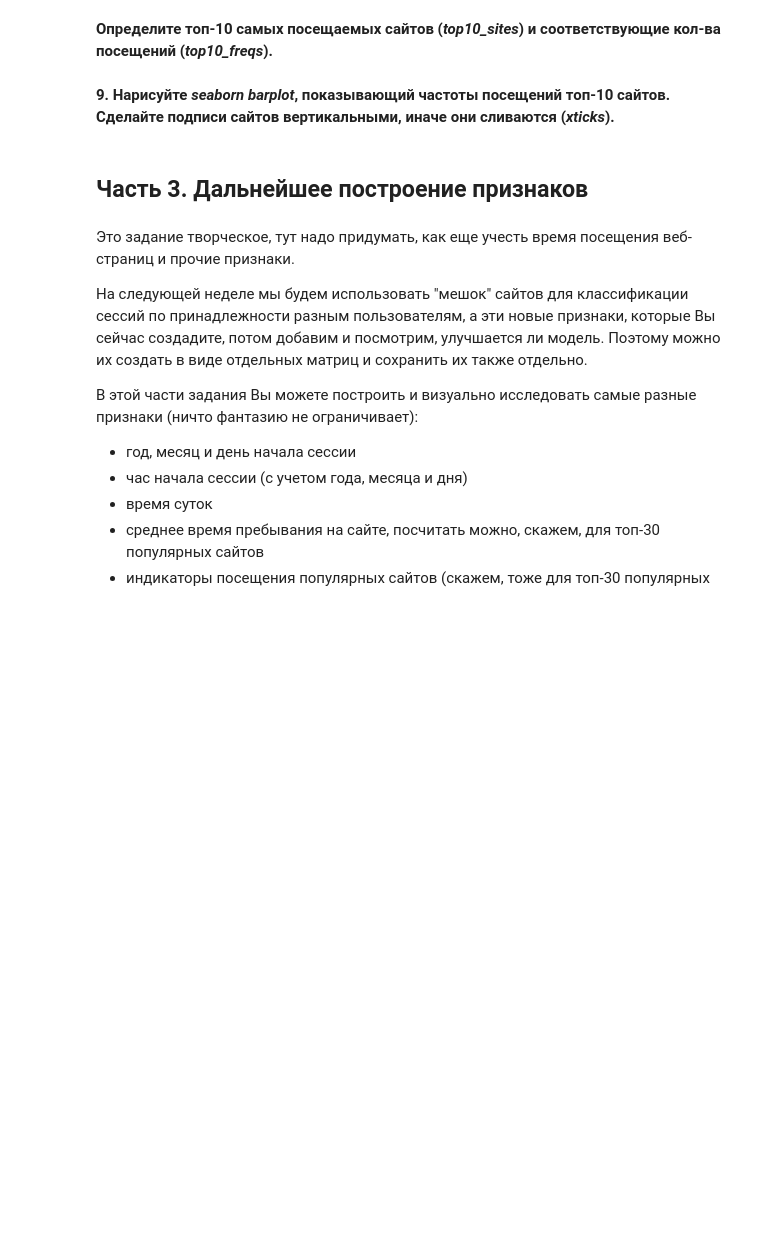
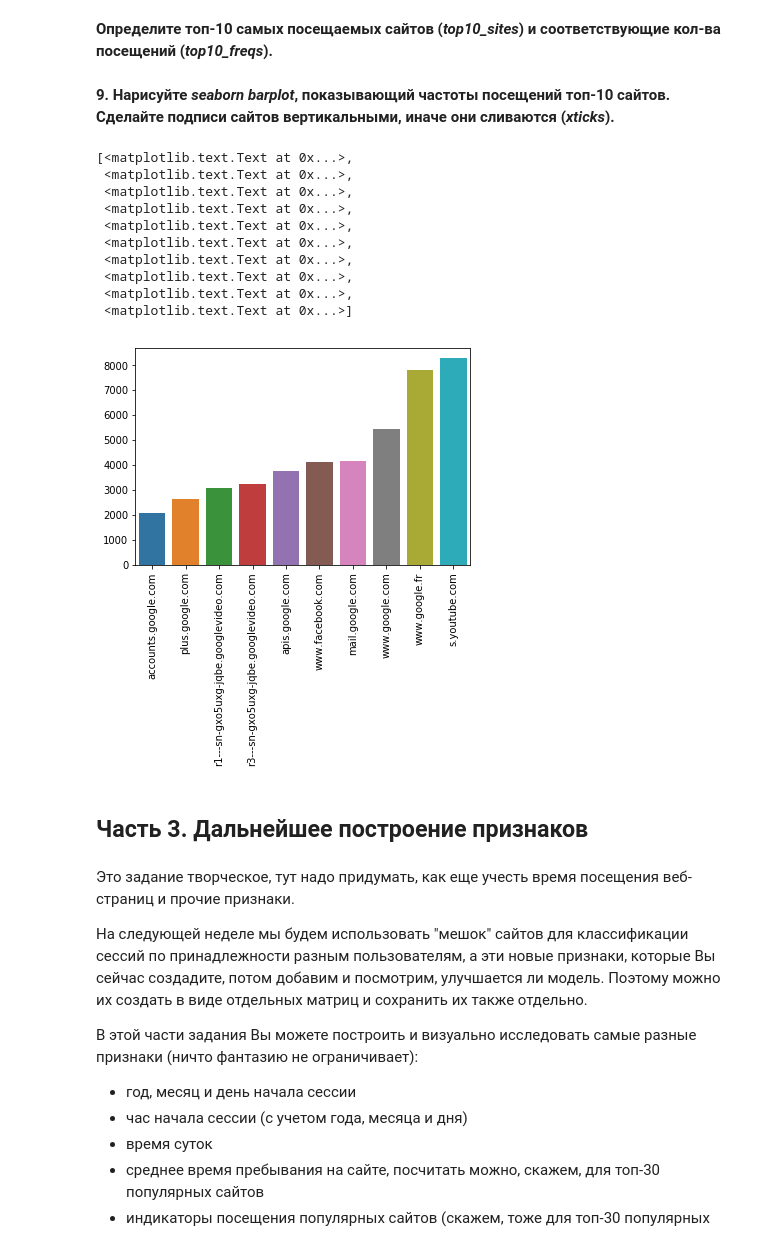
Before and after one commit to chance-comer/coursera_data_analysis_and_ML, a Jupyter notebook: FinalProject/1_UserBehaviourAnalytics/week3_visual_analysis_and_fe.ipynb, the cells around one changed output. Cells and saved outputs as stored; diff of their text form; code cells hidden in the pictures; blank space fills up the shorter version.

```diff
--- a/FinalProject/1_UserBehaviourAnalytics/week3_visual_analysis_and_fe.ipynb
+++ b/FinalProject/1_UserBehaviourAnalytics/week3_visual_analysis_and_fe.ipynb
@@ -373,0 +382,15 @@ with open ''' ВАШ КОД ЗДЕСЬ '''
+# %%
+with open('capstone_user_identification/X_sparse_10users.pkl', 'rb') as f:
+    freq_dic = pickle.load(f)
+# %%
+s = freq_dic.sum(axis = 0)
+s_arg = s.argsort(axis = 1)
+top_10_sites_codes = s_arg[:, -10:]
+top_10_freqs = s[0, s_arg[:, -10:]]
+print(s)
+print(s_arg)
+print(top_10_sites_codes)
+print(top_10_freqs)
+print(s_arg.max())
+sites_names = [d_k for i in top_10_sites_codes.tolist()[0] for d_k, d_v in train_data_10users[1].items() if d_v[0] == i + 1]
+print(sites_names)
@@ -374,5 +425,5 @@ with open ''' ВАШ КОД ЗДЕСЬ '''
 # %% [markdown]
 **Определите топ-10 самых посещаемых сайтов (*top10_sites*) и соответствующие кол-ва посещений (*top10_freqs*).**
 # %%
-top10_freqs = ''' ВАШ КОД ЗДЕСЬ '''
-top10_sites = ''' ВАШ КОД ЗДЕСЬ '''
+top10_freqs = top_10_freqs.tolist()[0] #''' ВАШ КОД ЗДЕСЬ '''
+top10_sites = sites_names #''' ВАШ КОД ЗДЕСЬ '''
@@ -383,3 +435,19 @@ sns.barplot ''' ВАШ КОД ЗДЕСЬ '''
+# %%
+g = sns.barplot(sites_names, top10_freqs) # ''' ВАШ КОД ЗДЕСЬ '''
+g.set_xticklabels(sites_names, rotation=90)
+#plt.xticks(rotation=45)
+# %% [output]
+[<matplotlib.text.Text at 0x...>,
+ <matplotlib.text.Text at 0x...>,
+ <matplotlib.text.Text at 0x...>,
+ <matplotlib.text.Text at 0x...>,
+ <matplotlib.text.Text at 0x...>,
+ <matplotlib.text.Text at 0x...>,
+ <matplotlib.text.Text at 0x...>,
+ <matplotlib.text.Text at 0x...>,
+ <matplotlib.text.Text at 0x...>,
+ <matplotlib.text.Text at 0x...>]
+[figure, added]
 # %% [markdown]
 ## Часть 3. Дальнейшее построение признаков
 # %% [markdown]
```
Also changed, not shown: parts of 15 cells of this notebook, 8 other files.
